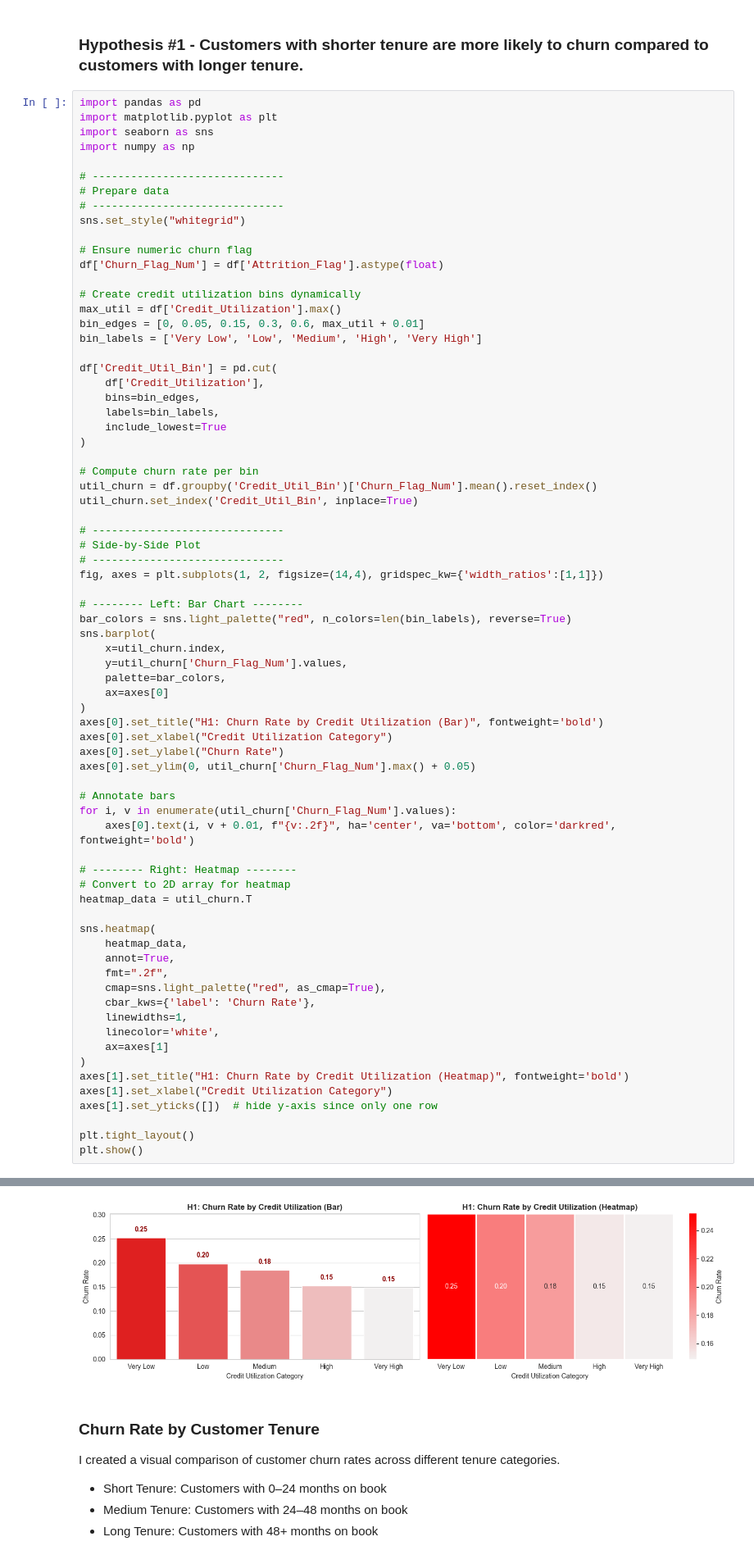
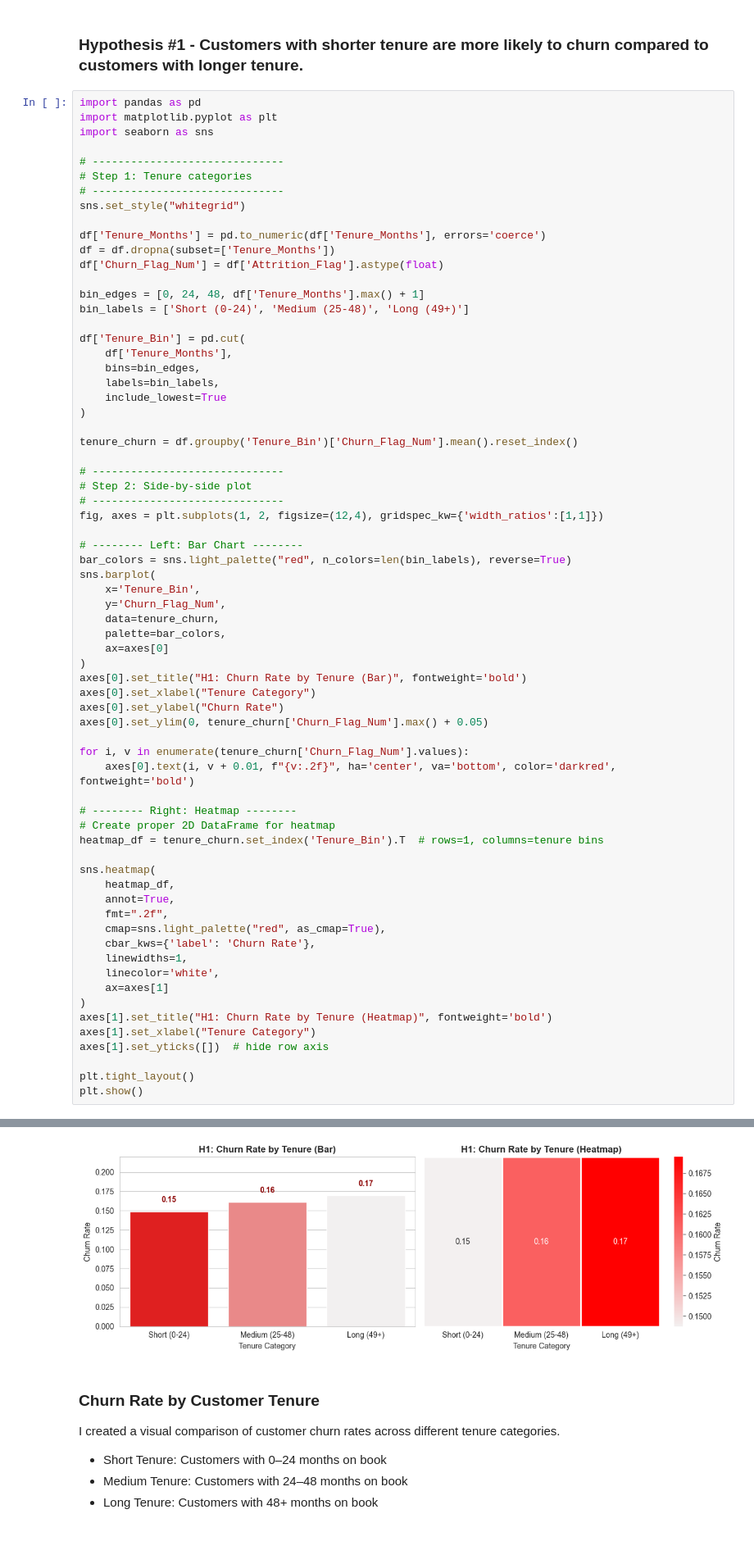
Before and after one commit to Syed313110/cc_customer_churn_analysis, a Jupyter notebook: jupyter_notebooks/02_eda_statistics.ipynb, the cells around one changed output, grey strips where cells are left out. Shown at 82% size. Saved outputs shown, nothing was run; the diff lists cells and outputs as text.

```diff
--- a/jupyter_notebooks/02_eda_statistics.ipynb
+++ b/jupyter_notebooks/02_eda_statistics.ipynb
@@ -58,79 +58,75 @@ df.head()
 import pandas as pd
 import matplotlib.pyplot as plt
 import seaborn as sns
-import numpy as np
 
 # ------------------------------
-# Prepare data
+# Step 1: Tenure categories
 # ------------------------------
 sns.set_style("whitegrid")
 
-# Ensure numeric churn flag
+df['Tenure_Months'] = pd.to_numeric(df['Tenure_Months'], errors='coerce')
+df = df.dropna(subset=['Tenure_Months'])
 df['Churn_Flag_Num'] = df['Attrition_Flag'].astype(float)
 
-# Create credit utilization bins dynamically
-max_util = df['Credit_Utilization'].max()
-bin_edges = [0, 0.05, 0.15, 0.3, 0.6, max_util + 0.01]
-bin_labels = ['Very Low', 'Low', 'Medium', 'High', 'Very High']
+bin_edges = [0, 24, 48, df['Tenure_Months'].max() + 1]
+bin_labels = ['Short (0-24)', 'Medium (25-48)', 'Long (49+)']
 
-df['Credit_Util_Bin'] = pd.cut(
-    df['Credit_Utilization'],
+df['Tenure_Bin'] = pd.cut(
+    df['Tenure_Months'],
     bins=bin_edges,
     labels=bin_labels,
     include_lowest=True
 )
 
-# Compute churn rate per bin
-util_churn = df.groupby('Credit_Util_Bin')['Churn_Flag_Num'].mean().reset_index()
-util_churn.set_index('Credit_Util_Bin', inplace=True)
+tenure_churn = df.groupby('Tenure_Bin')['Churn_Flag_Num'].mean().reset_index()
 
 # ------------------------------
-# Side-by-Side Plot
+# Step 2: Side-by-side plot
 # ------------------------------
-fig, axes = plt.subplots(1, 2, figsize=(14,4), gridspec_kw={'width_ratios':[1,1]})
+fig, axes = plt.subplots(1, 2, figsize=(12,4), gridspec_kw={'width_ratios':[1,1]})
 
 # -------- Left: Bar Chart --------
 bar_colors = sns.light_palette("red", n_colors=len(bin_labels), reverse=True)
 sns.barplot(
-    x=util_churn.index,
-    y=util_churn['Churn_Flag_Num'].values,
+    x='Tenure_Bin',
+    y='Churn_Flag_Num',
+    data=tenure_churn,
     palette=bar_colors,
     ax=axes[0]
 )
-axes[0].set_title("H1: Churn Rate by Credit Utilization (Bar)", fontweight='bold')
-axes[0].set_xlabel("Credit Utilization Category")
+axes[0].set_title("H1: Churn Rate by Tenure (Bar)", fontweight='bold')
+axes[0].set_xlabel("Tenure Category")
 axes[0].set_ylabel("Churn Rate")
-axes[0].set_ylim(0, util_churn['Churn_Flag_Num'].max() + 0.05)
+axes[0].set_ylim(0, tenure_churn['Churn_Flag_Num'].max() + 0.05)
 
-# Annotate bars
-for i, v in enumerate(util_churn['Churn_Flag_Num'].values):
+for i, v in enumerate(tenure_churn['Churn_Flag_Num'].values):
     axes[0].text(i, v + 0.01, f"{v:.2f}", ha='center', va='bottom', color='darkred', fontweight='bold')
 
 # -------- Right: Heatmap --------
-# Convert to 2D array for heatmap
-heatmap_data = util_churn.T
+# Create proper 2D DataFrame for heatmap
+heatmap_df = tenure_churn.set_index('Tenure_Bin').T  # rows=1, columns=tenure bins
 
 sns.heatmap(
-    heatmap_data,
+    heatmap_df,
     annot=True,
     fmt=".2f",
     cmap=sns.light_palette("red", as_cmap=True),
     cbar_kws={'label': 'Churn Rate'},
     linewidths=1,
     linecolor='white',
     ax=axes[1]
 )
-axes[1].set_title("H1: Churn Rate by Credit Utilization (Heatmap)", fontweight='bold')
-axes[1].set_xlabel("Credit Utilization Category")
-axes[1].set_yticks([])  # hide y-axis since only one row
+axes[1].set_title("H1: Churn Rate by Tenure (Heatmap)", fontweight='bold')
+axes[1].set_xlabel("Tenure Category")
+axes[1].set_yticks([])  # hide row axis
 
 plt.tight_layout()
 plt.show()
 # %% [output]
 Passing `palette` without assigning `hue` is deprecated and will be removed in v0.14.0. Assign the `x` variable to `hue` and set `legend=False` for the same effect.
 
   sns.barplot(
-[figure, old version]
+[figure, new version]
 # %% [markdown]
 ### **Churn Rate by Customer Tenure**
 
```
Also changed, not shown: parts of 1 cell of this notebook.
